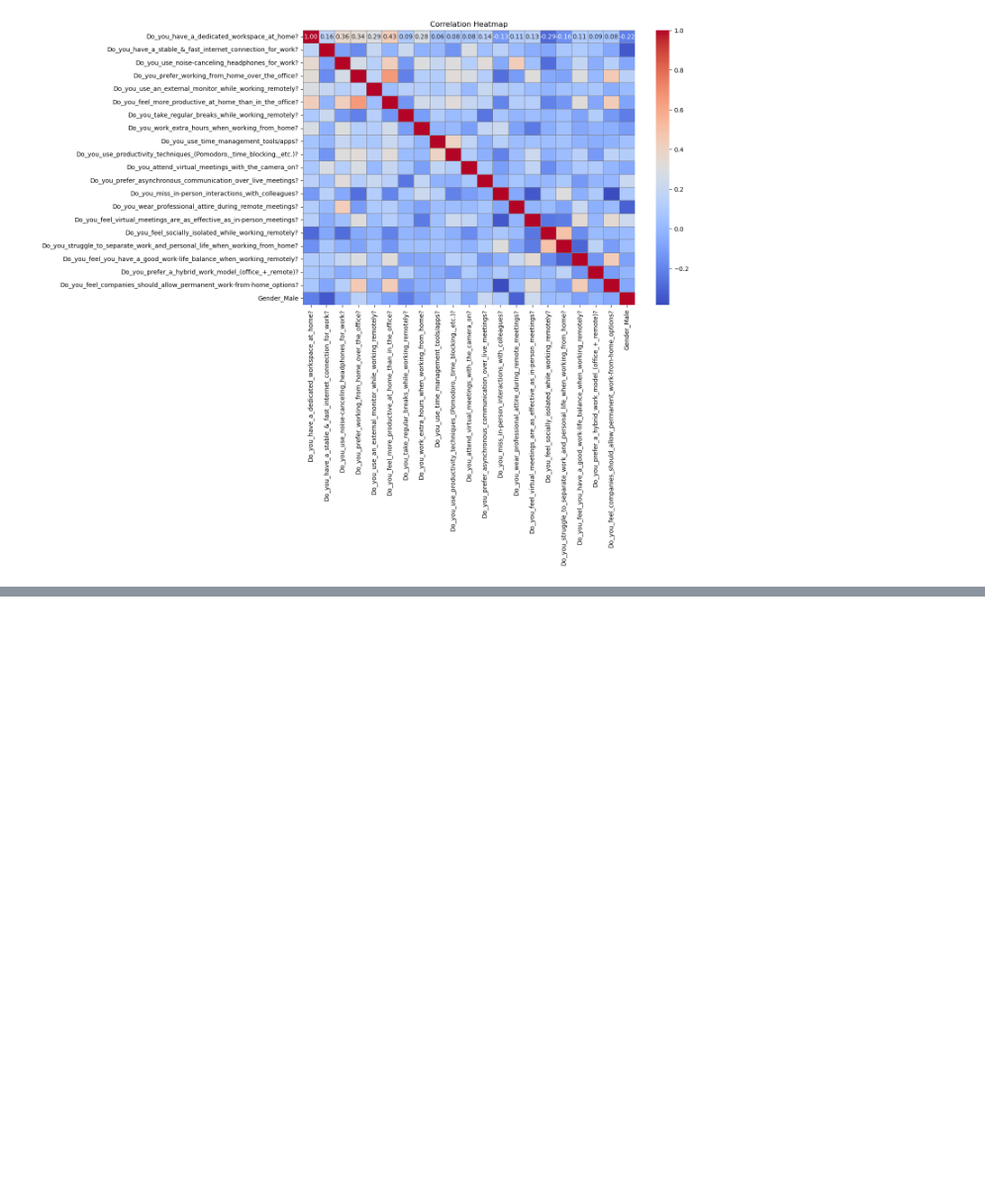
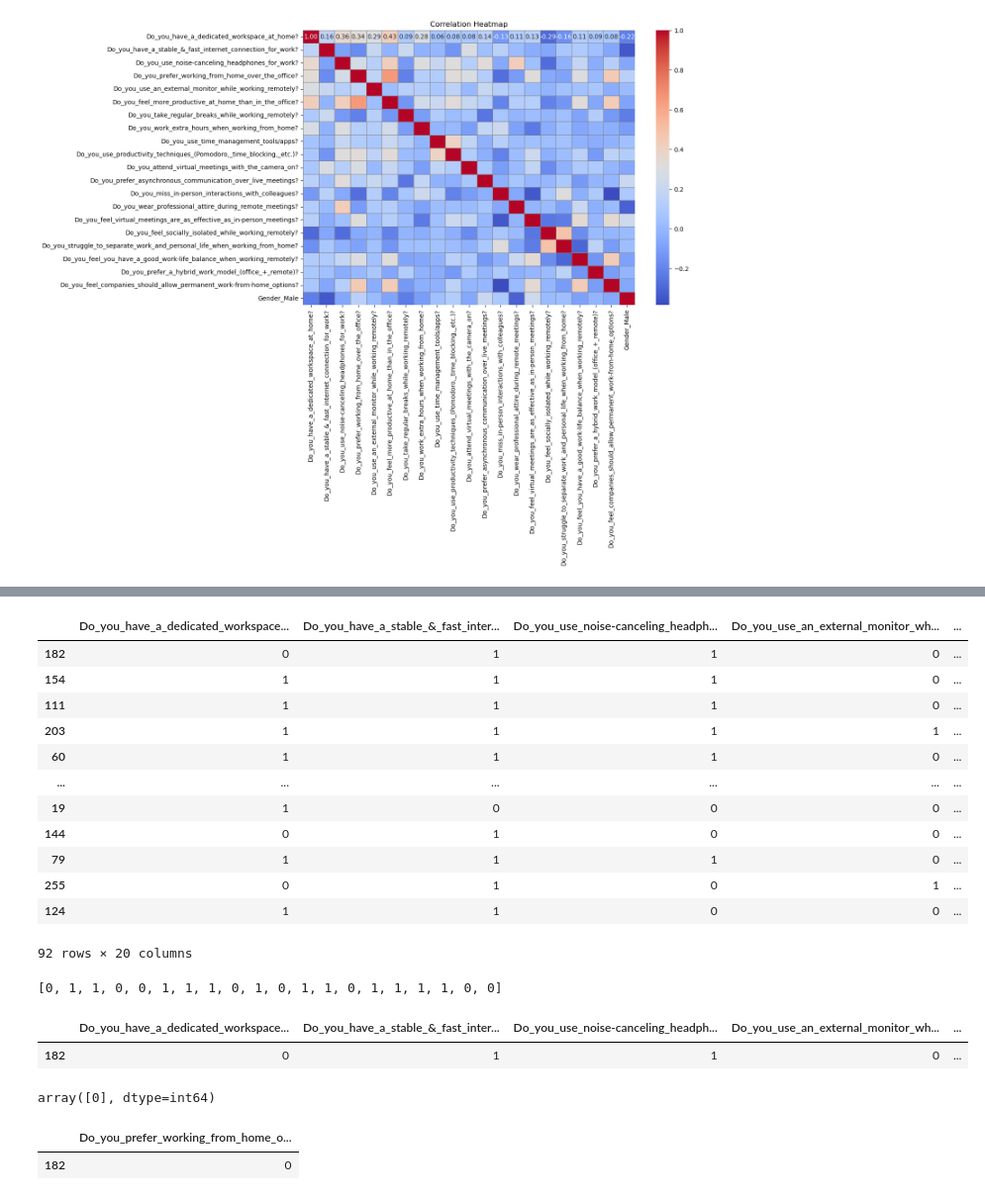
Before and after one commit to Vellon01/ML_College_project, a Jupyter notebook: ML.ipynb, the cells around one changed output, grey strips where cells are left out. Shown: that part at 99% size. Drawn from its saved outputs; the diff is of its cells as text; code cells hidden in the pictures; blank space fills up the shorter version.

```diff
--- a/ML.ipynb
+++ b/ML.ipynb
@@ -214,0 +281,35 @@ with open("mlp.pkl", "wb") as file:
+# %%
+X_test
+# %% [output]
+|  | Do_you_have_a_dedicated_workspace... | Do_you_have_a_stable_&_fast_inter... | Do_you_use_noise-canceling_headph... | Do_you_use_an_external_monitor_wh... | ... |
+| 182 | 0 | 1 | 1 | 0 | ... |
+| 154 | 1 | 1 | 1 | 0 | ... |
+| 111 | 1 | 1 | 1 | 0 | ... |
+| 203 | 1 | 1 | 1 | 1 | ... |
+| 60 | 1 | 1 | 1 | 0 | ... |
+| ... | ... | ... | ... | ... | ... |
+| 19 | 1 | 0 | 0 | 0 | ... |
+| 144 | 0 | 1 | 0 | 0 | ... |
+| 79 | 1 | 1 | 1 | 0 | ... |
+| 255 | 0 | 1 | 0 | 1 | ... |
+| 124 | 1 | 1 | 0 | 0 | ... |
+92 rows × 20 columns
+# %%
+[0,1,1,0,0,1,1,1,0,1,0,1,1,0,1,1,1,1,0]
+[0,1,1,0,0,1,1,1,0,1,0,1,1,0,1,1,1,1,0,0]
+# %% [output]
+[0, 1, 1, 0, 0, 1, 1, 1, 0, 1, 0, 1, 1, 0, 1, 1, 1, 1, 0, 0]
+# %%
+X_test[:1]
+# %% [output]
+|  | Do_you_have_a_dedicated_workspace... | Do_you_have_a_stable_&_fast_inter... | Do_you_use_noise-canceling_headph... | Do_you_use_an_external_monitor_wh... | ... |
+| 182 | 0 | 1 | 1 | 0 | ... |
+# %%
+y_pred_ann[:1]
+# %% [output]
+array([0], dtype=int64)
+# %%
+y_test[:1]
+# %% [output]
+|  | Do_you_prefer_working_from_home_o... |
+| 182 | 0 |
```
Also changed, not shown: parts of 11 cells of this notebook, 1 other file.
